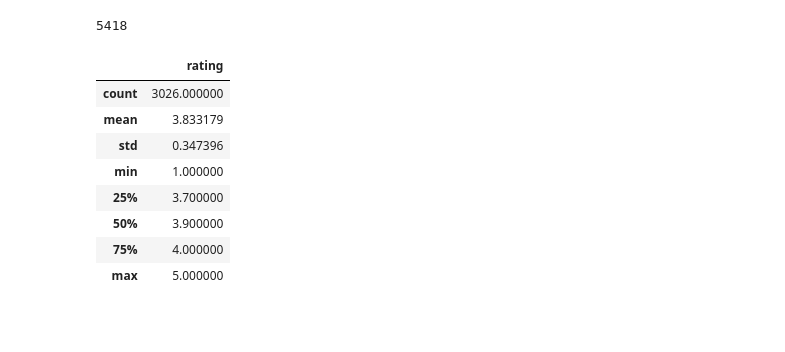
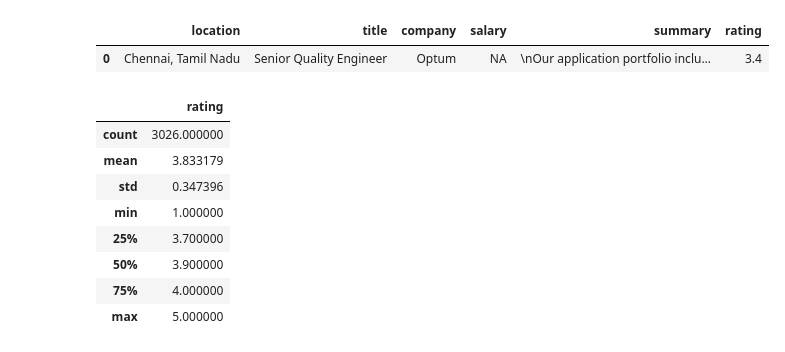
Before and after one commit to iamkish0re/WebScrapper, a Jupyter notebook: WebScrappper.ipynb, the cells around one changed output. Cells and saved outputs as stored; diff of their text form; code cells hidden in the pictures; blank space fills up the shorter version.

```diff
--- a/WebScrappper.ipynb
+++ b/WebScrappper.ipynb
@@ -96,5 +115,6 @@ results = []
 # %%
-jobs0 = pd.DataFrame(columns=['location', 'title', 'company', 'salary', 'summary', 'rating'])
+df_jobs = pd.DataFrame(
+    columns=['location', 'title', 'company', 'salary', 'summary', 'rating'])
 # %%
 for entry in results:
     location = get_loc(entry)
@@ -103,5 +123,7 @@ for entry in results:
     salary = get_sal(entry)
     desc = get_desc(entry)
     rating = get_rating(entry)
-    jobs0.loc[len(jobs0)] = [location, title, company, salary, desc, rating]
+    df_jobs.loc[len(jobs0)] = [
+        location, title, company, salary, desc, rating
+    ]
 # %%
@@ -112,9 +134,9 @@ jobs0.to_csv(r'./Dataset/job_raw.csv')
 # %%
-df_jobs = pd.read_csv(r'./Dataset/job_raw.csv')
+# df_jobs = pd.read_csv(r'./Dataset/job_raw.csv')
+df_jobs.head()
+# %% [output]
+|  | location | title | company | salary | summary | rating |
+| 0 | Chennai, Tamil Nadu | Senior Quality Engineer | Optum | NA | \nOur application portfolio inclu... | 3.4 |
-# %%
-len(df_jobs)
-# %% [output]
-5418
 # %%
 df_jobs[df_jobs.duplicated()]
 df_jobs.drop(columns=['Unnamed: 0'], inplace=True)
```
Also changed, not shown: parts of 16 cells of this notebook.
